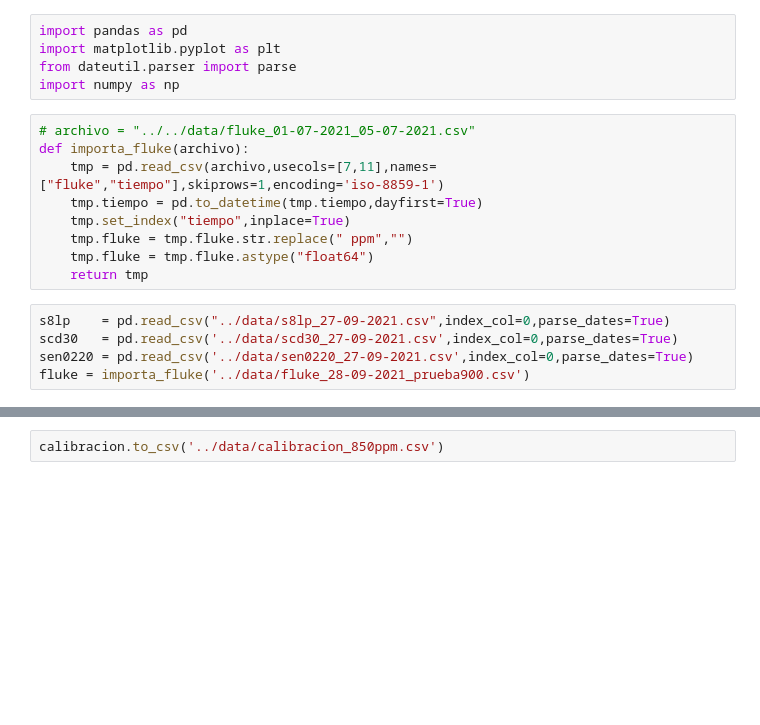
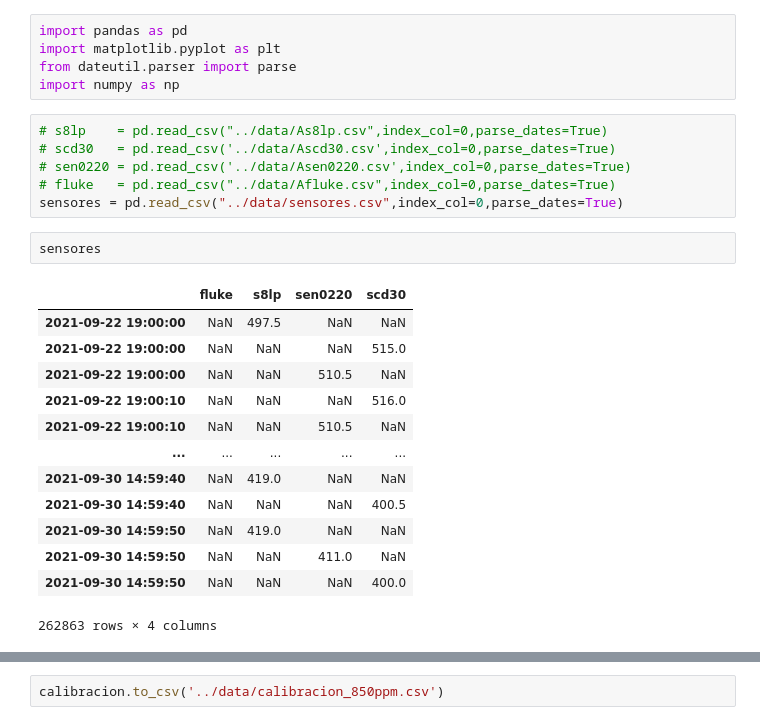
Before and after one commit to lata-mas/Monitor_co2_pistas_educativas, a Jupyter notebook: notebooks/850ppm_28-09-2021.ipynb, the cells around one changed output, grey strips where cells are left out. Cells and saved outputs as stored; diff of their text form; blank space fills up the shorter version.

```diff
--- a/notebooks/850ppm_28-09-2021.ipynb
+++ b/notebooks/850ppm_28-09-2021.ipynb
@@ -3,20 +3,28 @@ import pandas as pd
 import matplotlib.pyplot as plt
 from dateutil.parser import parse
 import numpy as np
-# %%
-# archivo = "../../data/fluke_01-07-2021_05-07-2021.csv"
-def importa_fluke(archivo):
-    tmp = pd.read_csv(archivo,usecols=[7,11],names=["fluke","tiempo"],skiprows=1,encoding='iso-8859-1')
-    tmp.tiempo = pd.to_datetime(tmp.tiempo,dayfirst=True)
-    tmp.set_index("tiempo",inplace=True)
-    tmp.fluke = tmp.fluke.str.replace(" ppm","")
-    tmp.fluke = tmp.fluke.astype("float64")
-    return tmp
 # %%
-s8lp    = pd.read_csv("../data/s8lp_27-09-2021.csv",index_col=0,parse_dates=True)
-scd30   = pd.read_csv('../data/scd30_27-09-2021.csv',index_col=0,parse_dates=True)
-sen0220 = pd.read_csv('../data/sen0220_27-09-2021.csv',index_col=0,parse_dates=True)
-fluke = importa_fluke('../data/fluke_28-09-2021_prueba900.csv')
+# s8lp    = pd.read_csv("../data/As8lp.csv",index_col=0,parse_dates=True)
+# scd30   = pd.read_csv('../data/Ascd30.csv',index_col=0,parse_dates=True)
+# sen0220 = pd.read_csv('../data/Asen0220.csv',index_col=0,parse_dates=True)
+# fluke   = pd.read_csv("../data/Afluke.csv",index_col=0,parse_dates=True)
+sensores = pd.read_csv("../data/sensores.csv",index_col=0,parse_dates=True)
+# %%
+sensores
+# %% [output]
+|  | fluke | s8lp | sen0220 | scd30 |
+| 2021-09-22 19:00:00 | NaN | 497.5 | NaN | NaN |
+| 2021-09-22 19:00:00 | NaN | NaN | NaN | 515.0 |
+| 2021-09-22 19:00:00 | NaN | NaN | 510.5 | NaN |
+| 2021-09-22 19:00:10 | NaN | NaN | NaN | 516.0 |
+| 2021-09-22 19:00:10 | NaN | NaN | 510.5 | NaN |
+| ... | ... | ... | ... | ... |
+| 2021-09-30 14:59:40 | NaN | 419.0 | NaN | NaN |
+| 2021-09-30 14:59:40 | NaN | NaN | NaN | 400.5 |
+| 2021-09-30 14:59:50 | NaN | 419.0 | NaN | NaN |
+| 2021-09-30 14:59:50 | NaN | NaN | 411.0 | NaN |
+| 2021-09-30 14:59:50 | NaN | NaN | NaN | 400.0 |
+262863 rows × 4 columns
 # %%
 fig, ax = plt.subplots(figsize=(12,4))
 
```
Also changed, not shown: parts of 7 cells of this notebook, 6 other files.
